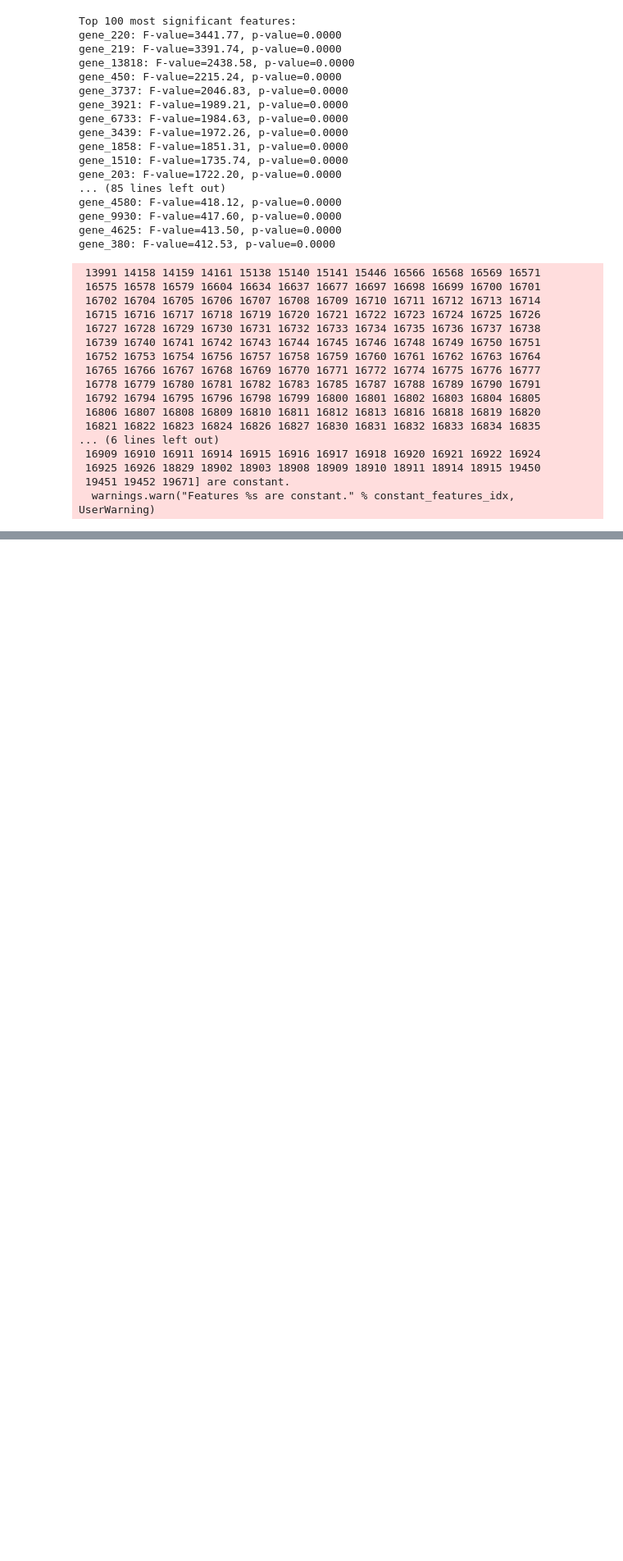
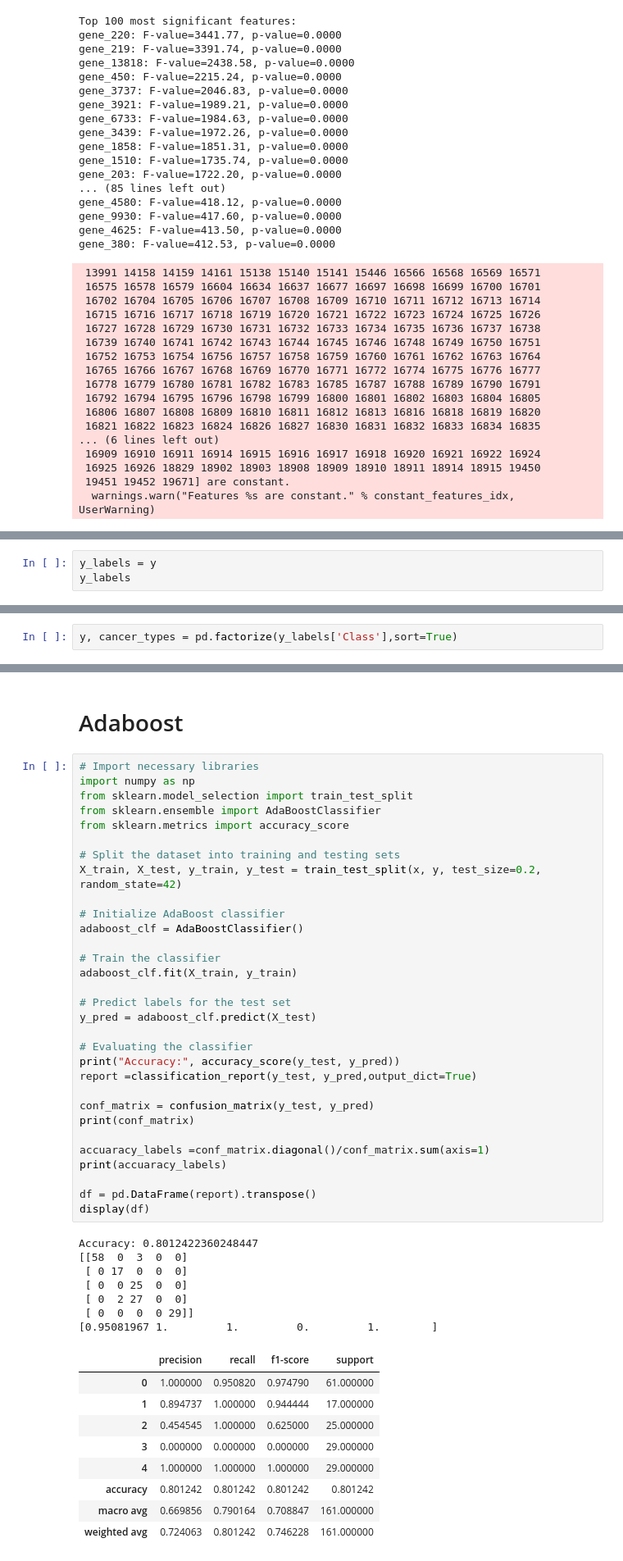
Before and after one commit to ChamikaGunarathna/DM_Group_project, a Jupyter notebook: clustering of cancer gene data.ipynb, the cells around one changed output, grey strips where cells are left out. Shown at 82% size. Cells and saved outputs as stored; diff of their text form; blank space fills up the shorter version.

Commit message:
Added classifiers to classifying data

```diff
--- a/clustering of cancer gene data.ipynb
+++ b/clustering of cancer gene data.ipynb
@@ -392,0 +410,3 @@ gene_380: F-value=412.53, p-value=0.0000
+# %%
+y_labels = y
+y_labels
@@ -392,0 +427,2 @@ gene_380: F-value=412.53, p-value=0.0000
+# %%
+y, cancer_types = pd.factorize(y_labels['Class'],sort=True)
@@ -392,0 +439,50 @@ gene_380: F-value=412.53, p-value=0.0000
+# %% [markdown]
+# Adaboost
+# %%
+# Import necessary libraries
+import numpy as np
+from sklearn.model_selection import train_test_split
+from sklearn.ensemble import AdaBoostClassifier
+from sklearn.metrics import accuracy_score
+
+# Split the dataset into training and testing sets
+X_train, X_test, y_train, y_test = train_test_split(x, y, test_size=0.2, random_state=42)
+
+# Initialize AdaBoost classifier
+adaboost_clf = AdaBoostClassifier()
+
+# Train the classifier
+adaboost_clf.fit(X_train, y_train)
+
+# Predict labels for the test set
+y_pred = adaboost_clf.predict(X_test)
+
+# Evaluating the classifier
+print("Accuracy:", accuracy_score(y_test, y_pred))
+report =classification_report(y_test, y_pred,output_dict=True)
+
+conf_matrix = confusion_matrix(y_test, y_pred)
+print(conf_matrix)
+
+accuaracy_labels =conf_matrix.diagonal()/conf_matrix.sum(axis=1)
+print(accuaracy_labels)
+
+df = pd.DataFrame(report).transpose()
+display(df)
+# %% [output]
+Accuracy: 0.8012422360248447
+[[58  0  3  0  0]
+ [ 0 17  0  0  0]
+ [ 0  0 25  0  0]
+ [ 0  2 27  0  0]
+ [ 0  0  0  0 29]]
+[0.95081967 1.         1.         0.         1.        ]
+|  | precision | recall | f1-score | support |
+| 0 | 1.000000 | 0.950820 | 0.974790 | 61.000000 |
+| 1 | 0.894737 | 1.000000 | 0.944444 | 17.000000 |
+| 2 | 0.454545 | 1.000000 | 0.625000 | 25.000000 |
+| 3 | 0.000000 | 0.000000 | 0.000000 | 29.000000 |
+| 4 | 1.000000 | 1.000000 | 1.000000 | 29.000000 |
+| accuracy | 0.801242 | 0.801242 | 0.801242 | 0.801242 |
+| macro avg | 0.669856 | 0.790164 | 0.708847 | 161.000000 |
+| weighted avg | 0.724063 | 0.801242 | 0.746228 | 161.000000 |
```
Also changed, not shown: parts of 50 cells of this notebook.
